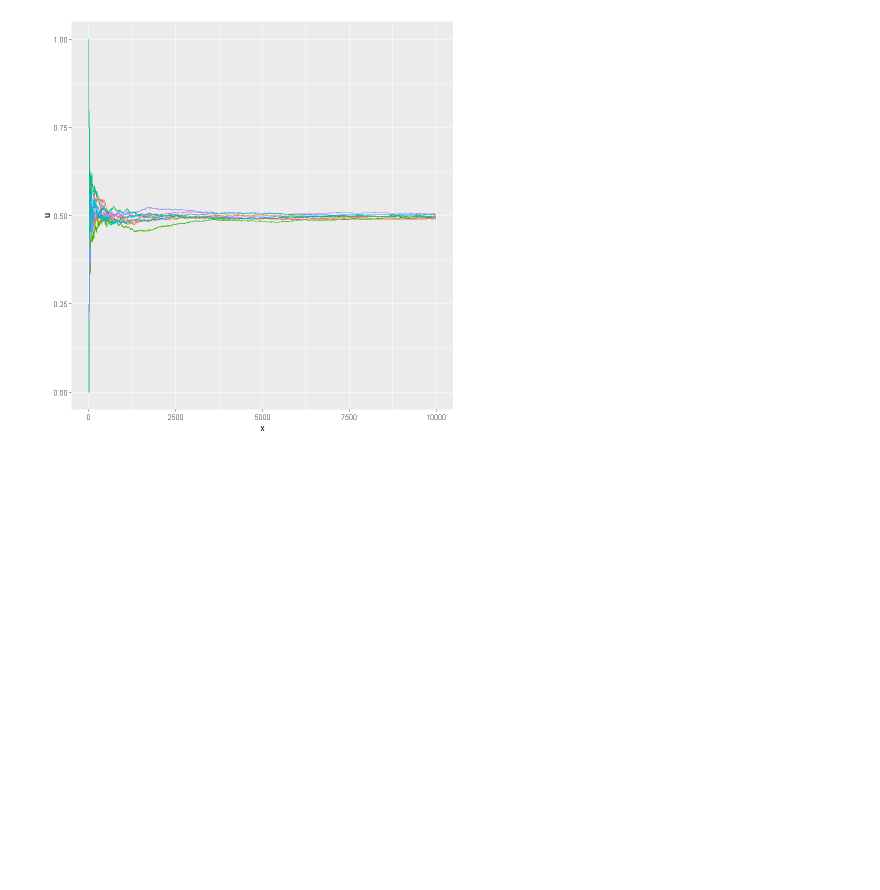
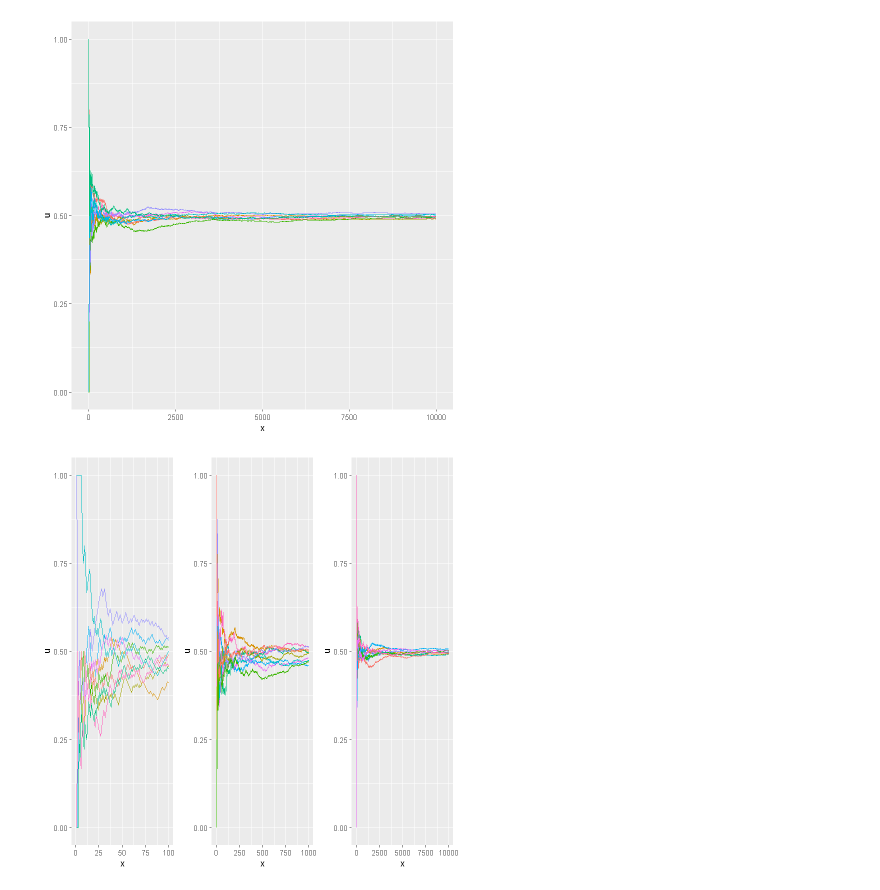
Before and after one commit to BikramHalder/R-code-class-notes, a Jupyter notebook: week-6-notes/week-6-notes.ipynb, the cells around one changed output. Drawn from its saved outputs; the diff is of its cells as text; code cells hidden in the pictures; blank space fills up the shorter version.

Commit message:
3 plots in same row

```diff
--- a/week-6-notes/week-6-notes.ipynb
+++ b/week-6-notes/week-6-notes.ipynb
@@ -208,0 +211,4 @@ plt3
+# %%
+plot_grid(plt1, plt2, plt3, ncol = 3, nrow = 1)
+# %% [output]
+[figure, added]
```
Also changed, not shown: parts of 1 cell of this notebook.
